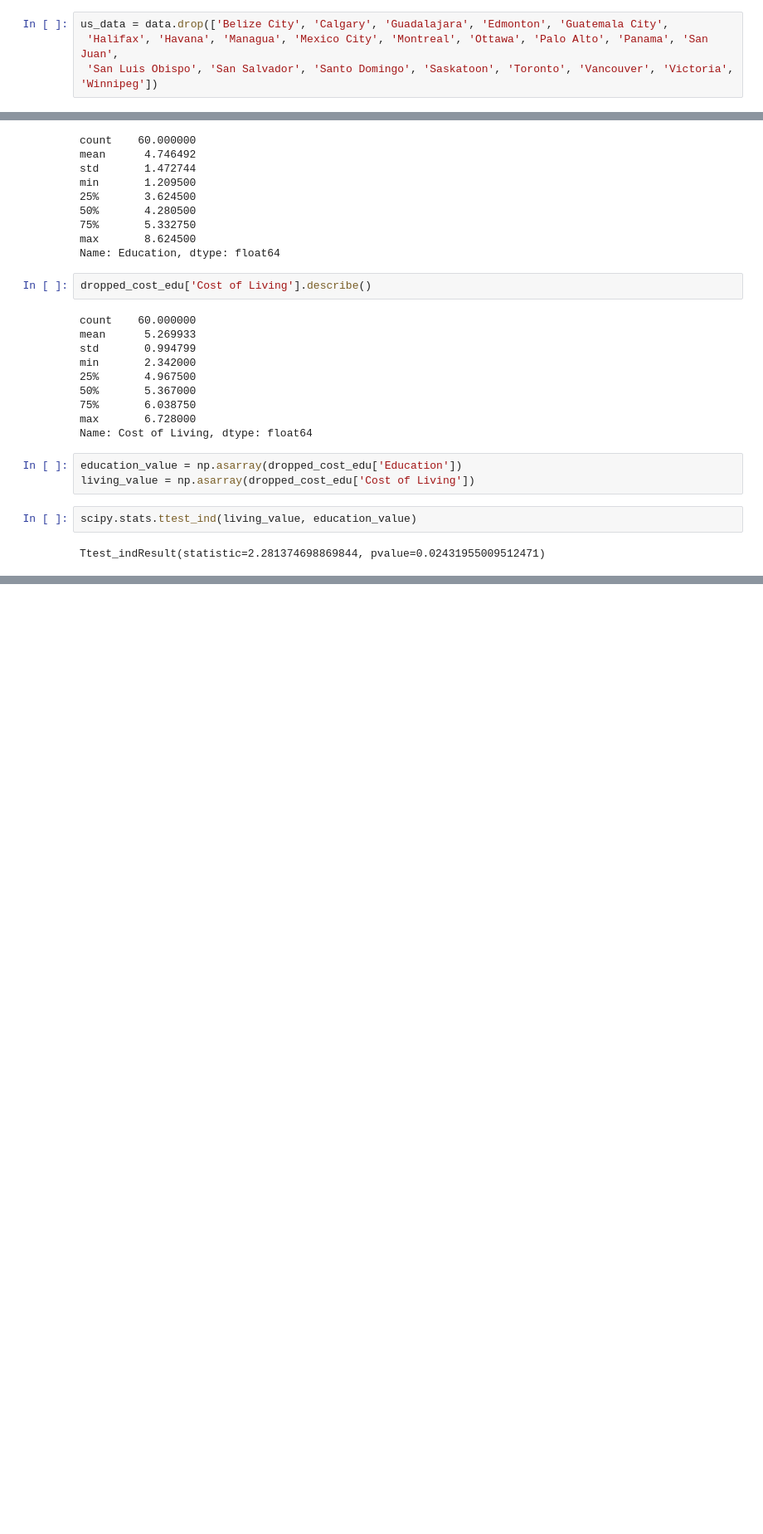
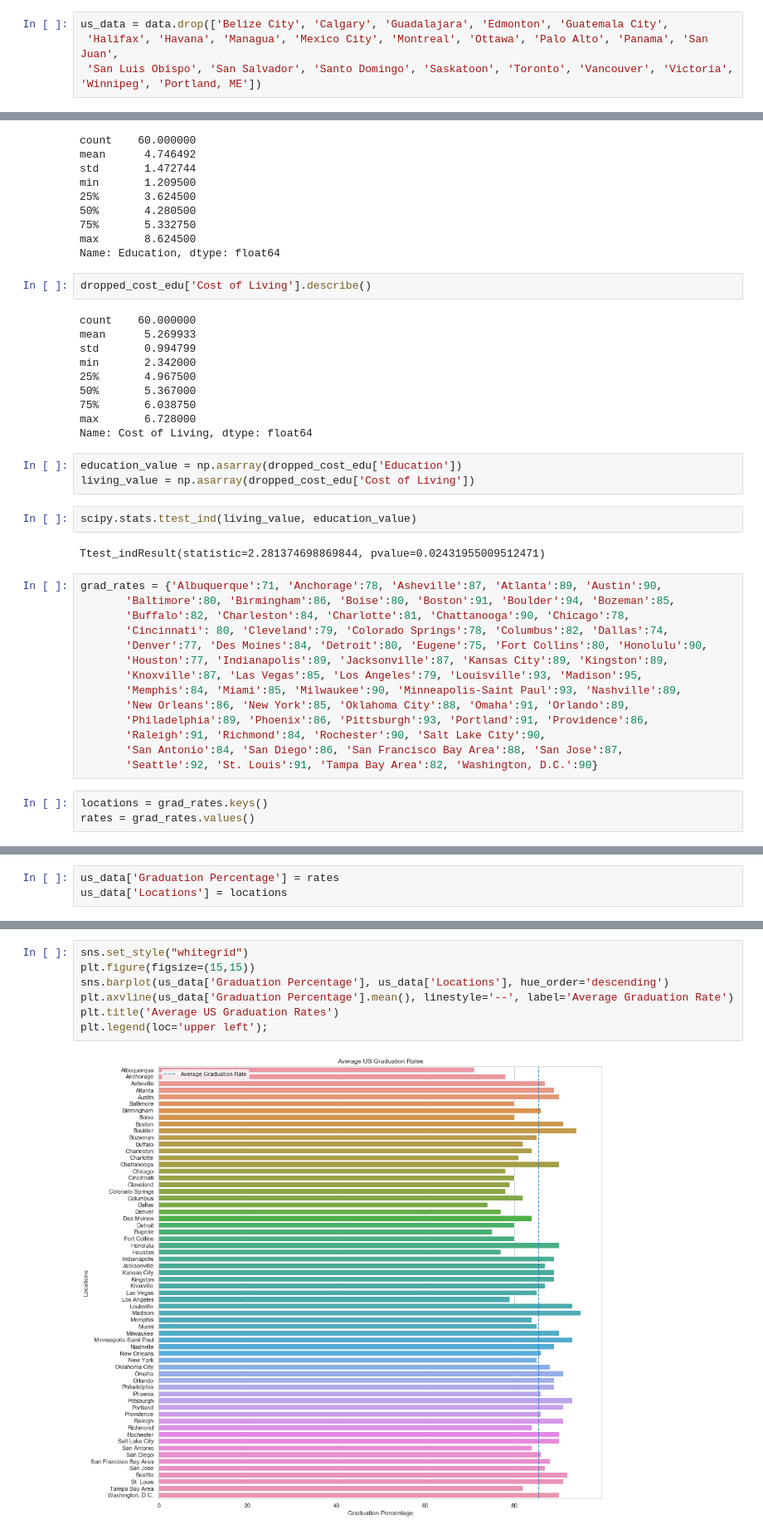
Before and after one commit to Seb-Bas/mod_three_project, a Jupyter notebook: usLivingCostEducation.ipynb, the cells around one changed output, grey strips where cells are left out. Shown at 83% size. Cells and saved outputs as stored; diff of their text form; blank space fills up the shorter version.

Commit message:
Add files via upload
Added visual

```diff
--- a/usLivingCostEducation.ipynb
+++ b/usLivingCostEducation.ipynb
@@ -61,7 +59,7 @@ data.set_index('City Name', inplace=True)
 # %%
 us_data = data.drop(['Belize City', 'Calgary', 'Guadalajara', 'Edmonton', 'Guatemala City',
  'Halifax', 'Havana', 'Managua', 'Mexico City', 'Montreal', 'Ottawa', 'Palo Alto', 'Panama', 'San Juan',
- 'San Luis Obispo', 'San Salvador', 'Santo Domingo', 'Saskatoon', 'Toronto', 'Vancouver', 'Victoria', 'Winnipeg'])
+ 'San Luis Obispo', 'San Salvador', 'Santo Domingo', 'Saskatoon', 'Toronto', 'Vancouver', 'Victoria', 'Winnipeg', 'Portland, ME'])
 # %%
 us_data
 # %% [output]
@@ -138,3 +171,20 @@ living_value = np.asarray(dropped_cost_edu['Cost of Living'])
 scipy.stats.ttest_ind(living_value, education_value)
 # %% [output]
 Ttest_indResult(statistic=2.281374698869844, pvalue=0.02431955009512471)
+# %%
+grad_rates = {'Albuquerque':71, 'Anchorage':78, 'Asheville':87, 'Atlanta':89, 'Austin':90,
+       'Baltimore':80, 'Birmingham':86, 'Boise':80, 'Boston':91, 'Boulder':94, 'Bozeman':85,
+       'Buffalo':82, 'Charleston':84, 'Charlotte':81, 'Chattanooga':90, 'Chicago':78,
+       'Cincinnati': 80, 'Cleveland':79, 'Colorado Springs':78, 'Columbus':82, 'Dallas':74,
+       'Denver':77, 'Des Moines':84, 'Detroit':80, 'Eugene':75, 'Fort Collins':80, 'Honolulu':90,
+       'Houston':77, 'Indianapolis':89, 'Jacksonville':87, 'Kansas City':89, 'Kingston':89,
+       'Knoxville':87, 'Las Vegas':85, 'Los Angeles':79, 'Louisville':93, 'Madison':95,
+       'Memphis':84, 'Miami':85, 'Milwaukee':90, 'Minneapolis-Saint Paul':93, 'Nashville':89,
+       'New Orleans':86, 'New York':85, 'Oklahoma City':88, 'Omaha':91, 'Orlando':89,
+       'Philadelphia':89, 'Phoenix':86, 'Pittsburgh':93, 'Portland':91, 'Providence':86,
+       'Raleigh':91, 'Richmond':84, 'Rochester':90, 'Salt Lake City':90,
+       'San Antonio':84, 'San Diego':86, 'San Francisco Bay Area':88, 'San Jose':87,
+       'Seattle':92, 'St. Louis':91, 'Tampa Bay Area':82, 'Washington, D.C.':90}
+# %%
+locations = grad_rates.keys()
+rates = grad_rates.values()
@@ -140,0 +199,3 @@ Ttest_indResult(statistic=2.281374698869844, pvalue=0.02431955009512471)
+# %%
+us_data['Graduation Percentage'] = rates
+us_data['Locations'] = locations
@@ -140,0 +224,9 @@ Ttest_indResult(statistic=2.281374698869844, pvalue=0.02431955009512471)
+# %%
+sns.set_style("whitegrid")
+plt.figure(figsize=(15,15))
+sns.barplot(us_data['Graduation Percentage'], us_data['Locations'], hue_order='descending')
+plt.axvline(us_data['Graduation Percentage'].mean(), linestyle='--', label='Average Graduation Rate')
+plt.title('Average US Graduation Rates')
+plt.legend(loc='upper left');
+# %% [output]
+[figure, added]
```
Also changed, not shown: parts of 9 cells of this notebook.
